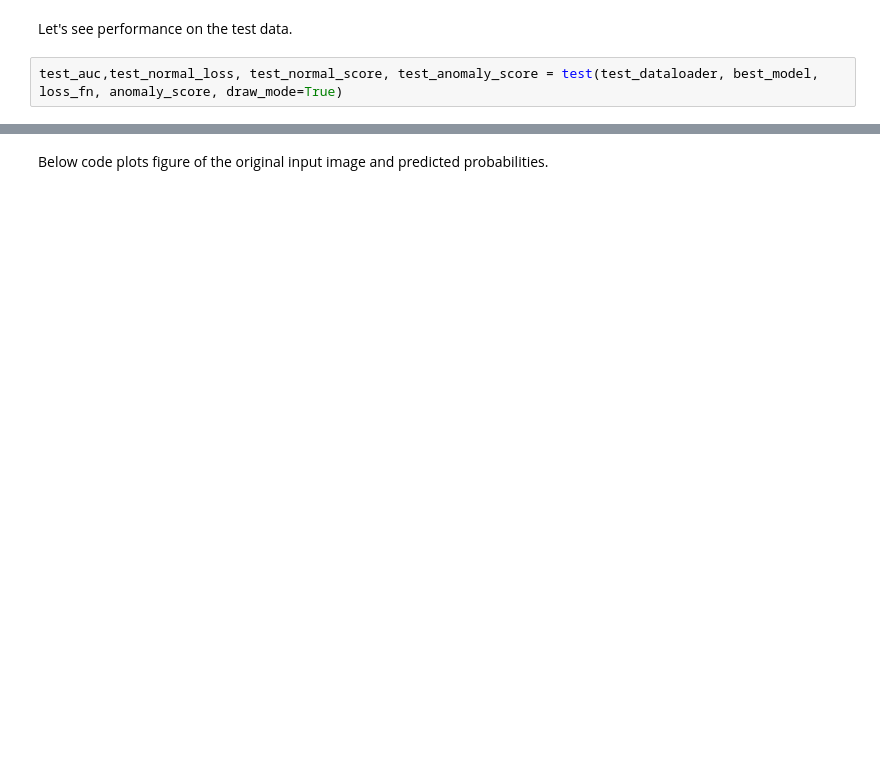
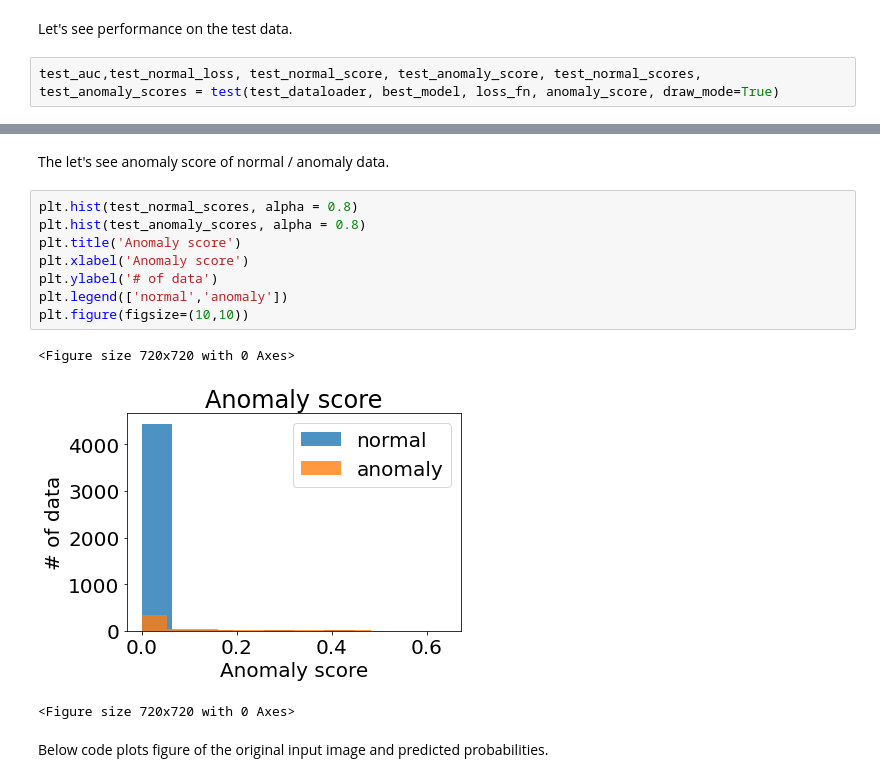
Before and after one commit to jhChoi1997/EE488_AI_Convergence_Capstone_Design_Anomaly_Detection_2022spring, a Jupyter notebook: Experiment1/Introduction_to_Anomaly_Detection_Classification.ipynb, the cells around one changed output, grey strips where cells are left out. Drawn from its saved outputs; the diff is of its cells as text; blank space fills up the shorter version.

```diff
--- a/Experiment1/Introduction_to_Anomaly_Detection_Classification.ipynb
+++ b/Experiment1/Introduction_to_Anomaly_Detection_Classification.ipynb
@@ -270,5 +272,5 @@ plt.legend(['validation normal anomaly score','validation anomaly anomaly score'
 # %% [markdown]
 Let's see performance on the test data.
 # %%
-test_auc,test_normal_loss, test_normal_score, test_anomaly_score = test(test_dataloader, best_model, loss_fn, anomaly_score, draw_mode=True)
+test_auc,test_normal_loss, test_normal_score, test_anomaly_score, test_normal_scores, test_anomaly_scores = test(test_dataloader, best_model, loss_fn, anomaly_score, draw_mode=True)
 # %% [output]
@@ -278,3 +280,17 @@ normal loss : 0.0509268031584913
+# %% [markdown]
+The let's see anomaly score of normal / anomaly data.
+# %%
+plt.hist(test_normal_scores, alpha = 0.8)
+plt.hist(test_anomaly_scores, alpha = 0.8)
+plt.title('Anomaly score')
+plt.xlabel('Anomaly score')
+plt.ylabel('# of data')
+plt.legend(['normal','anomaly'])
+plt.figure(figsize=(10,10))
+# %% [output]
+<Figure size 720x720 with 0 Axes>
+[figure, added]
+<Figure size 720x720 with 0 Axes>
 # %% [markdown]
 Below code plots figure of the original input image and predicted probabilities.
 # %%
```
Also changed, not shown: parts of 6 cells of this notebook.
